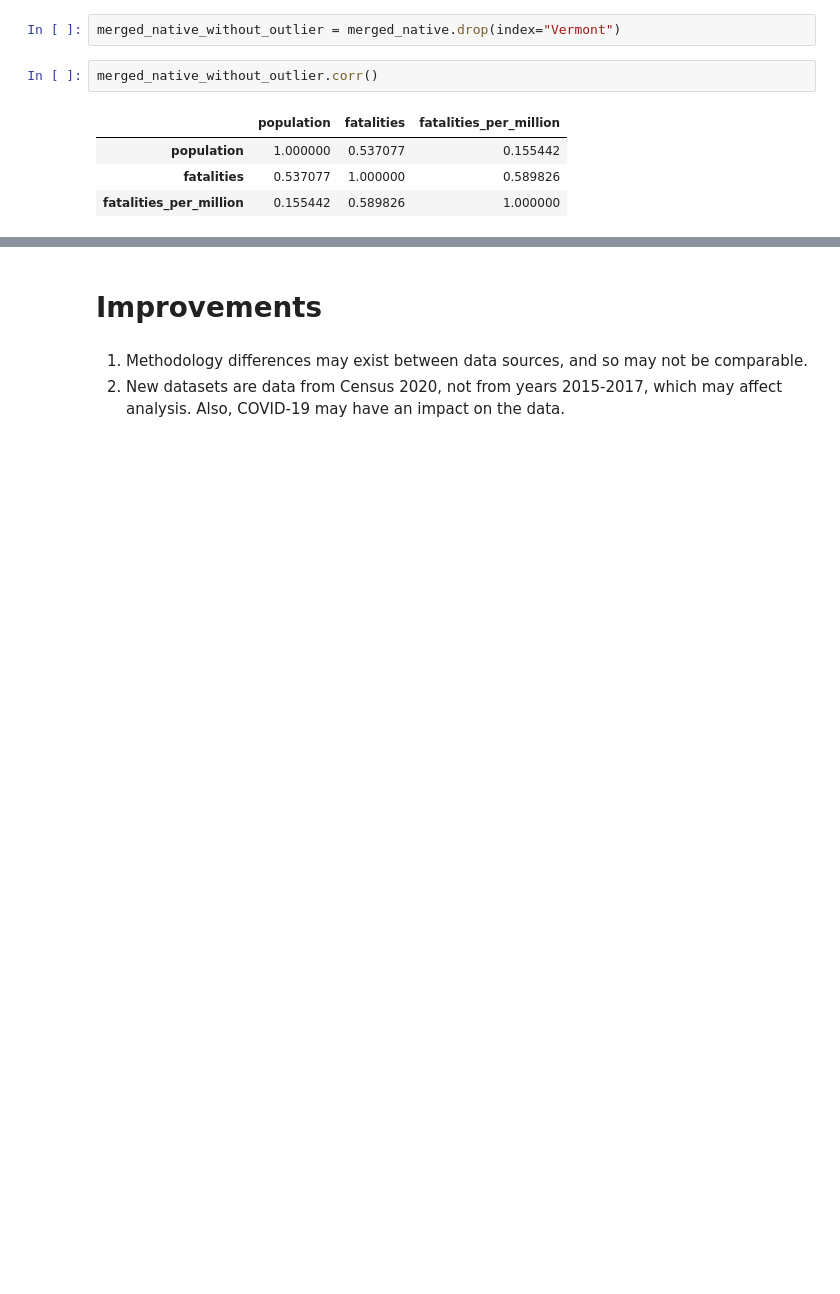
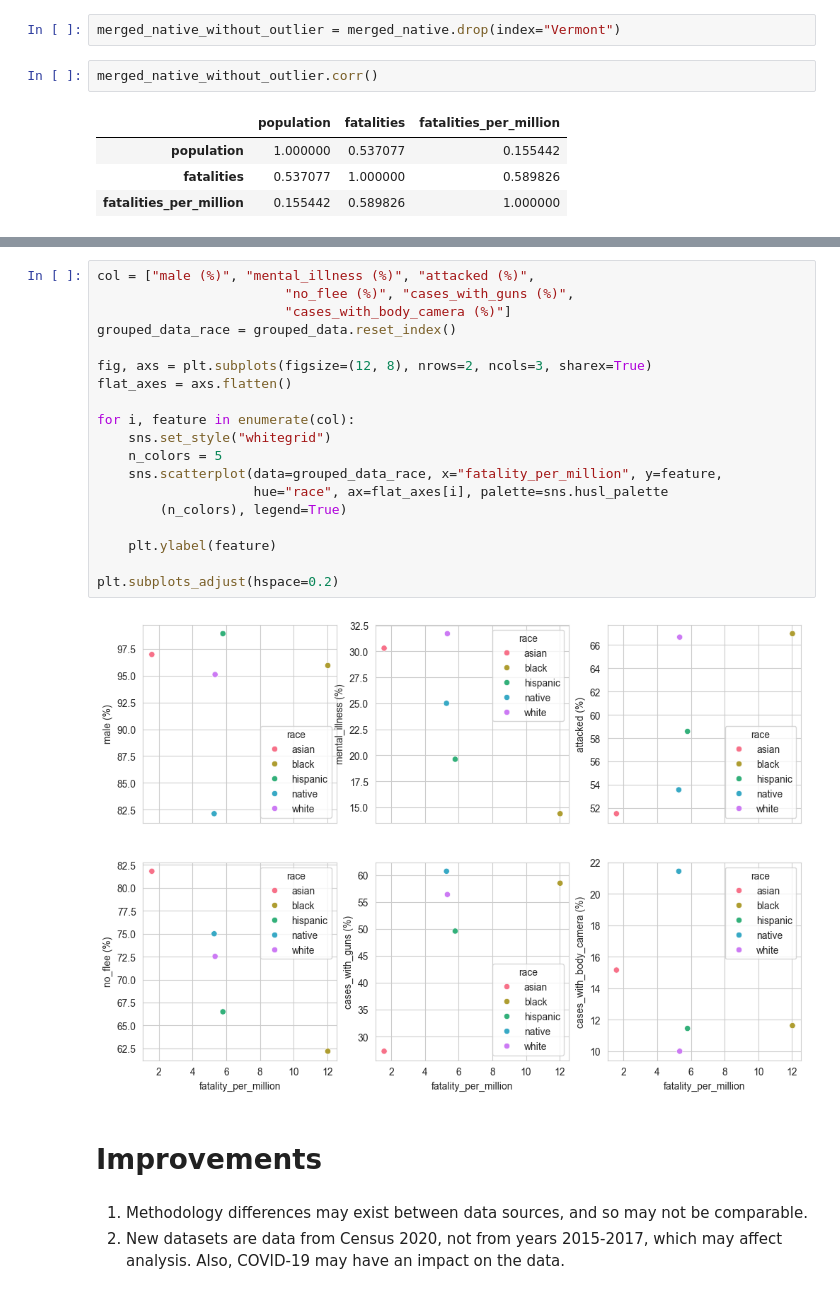
Before and after one commit to CelineChiLamNg/fatal_police_shootings, a Jupyter notebook: FatalPoliceShootings.ipynb, the cells around one changed output, grey strips where cells are left out. Cells and saved outputs as stored; diff of their text form; blank space fills up the shorter version.

```diff
--- a/FatalPoliceShootings.ipynb
+++ b/FatalPoliceShootings.ipynb
@@ -1266,3 +1334,24 @@ grouped_data""""
+# %%
+col = ["male (%)", "mental_illness (%)", "attacked (%)",
+                        "no_flee (%)", "cases_with_guns (%)",
+                        "cases_with_body_camera (%)"]
+grouped_data_race = grouped_data.reset_index()
+
+fig, axs = plt.subplots(figsize=(12, 8), nrows=2, ncols=3, sharex=True)
+flat_axes = axs.flatten()
+
+for i, feature in enumerate(col):
+    sns.set_style("whitegrid")
+    n_colors = 5
+    sns.scatterplot(data=grouped_data_race, x="fatality_per_million", y=feature,
+                    hue="race", ax=flat_axes[i], palette=sns.husl_palette
+        (n_colors), legend=True)
+
+    plt.ylabel(feature)
+
+plt.subplots_adjust(hspace=0.2)
+# %% [output]
+[figure, added]
 # %% [markdown]
 # Improvements
 # %% [markdown]
```
Also changed, not shown: parts of 33 cells of this notebook, 18 other files.
